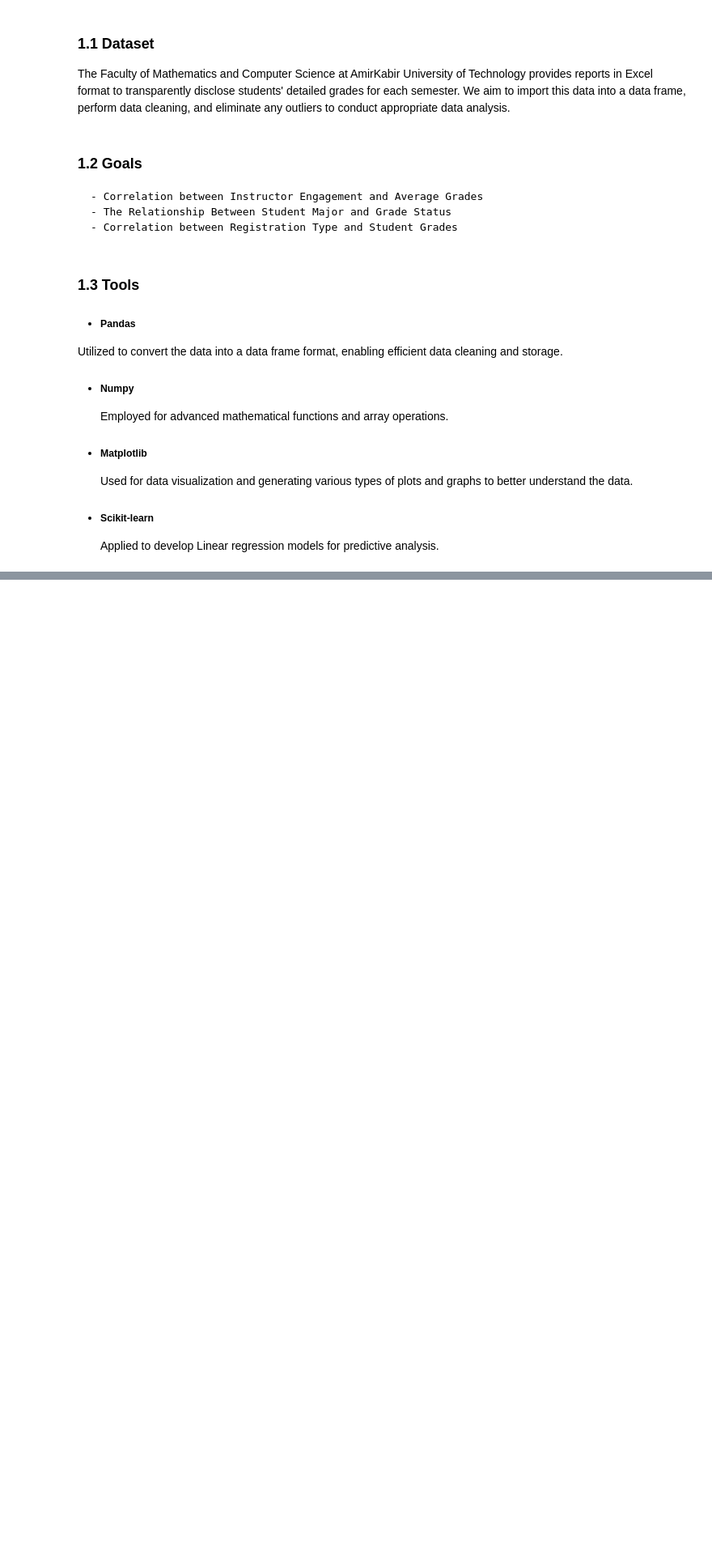
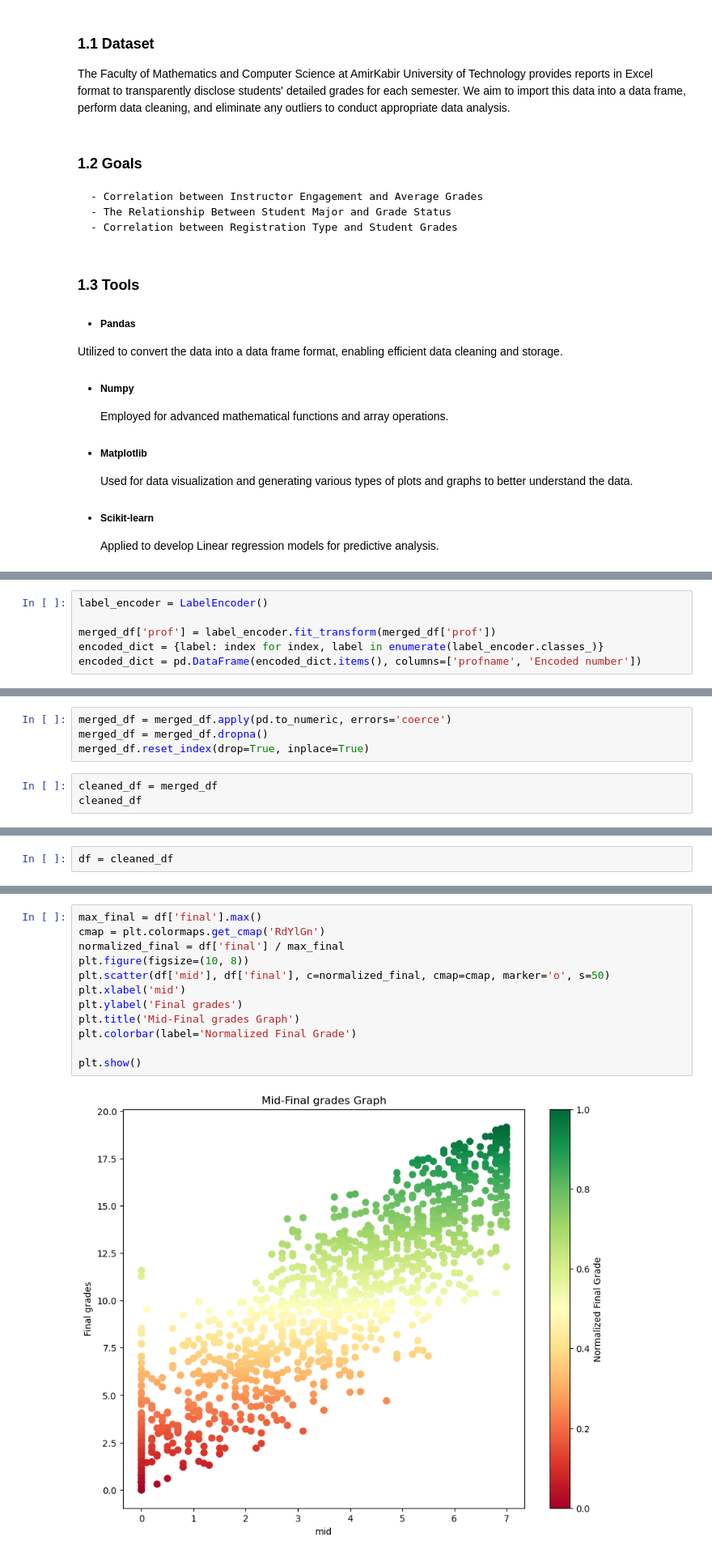
Before and after one commit to kooroshkz/math_grades_analysis, a Jupyter notebook: project_notebook.ipynb, the cells around one changed output, grey strips where cells are left out. Shown at 81% size. Drawn from its saved outputs; the diff is of its cells as text; blank space fills up the shorter version.

```diff
--- a/project_notebook.ipynb
+++ b/project_notebook.ipynb
@@ -57,0 +140,6 @@ Importing data from excel file.
+# %%
+label_encoder = LabelEncoder()
+
+merged_df['prof'] = label_encoder.fit_transform(merged_df['prof'])
+encoded_dict = {label: index for index, label in enumerate(label_encoder.classes_)}
+encoded_dict = pd.DataFrame(encoded_dict.items(), columns=['profname', 'Encoded number'])
@@ -57,0 +154,7 @@ Importing data from excel file.
+# %%
+merged_df = merged_df.apply(pd.to_numeric, errors='coerce')
+merged_df = merged_df.dropna()
+merged_df.reset_index(drop=True, inplace=True)
+# %%
+cleaned_df = merged_df
+cleaned_df
@@ -57,0 +188,2 @@ Importing data from excel file.
+# %%
+df = cleaned_df
@@ -57,0 +204,14 @@ Importing data from excel file.
+# %%
+max_final = df['final'].max()
+cmap = plt.colormaps.get_cmap('RdYlGn')
+normalized_final = df['final'] / max_final
+plt.figure(figsize=(10, 8))
+plt.scatter(df['mid'], df['final'], c=normalized_final, cmap=cmap, marker='o', s=50)
+plt.xlabel('mid')
+plt.ylabel('Final grades')
+plt.title('Mid-Final grades Graph')
+plt.colorbar(label='Normalized Final Grade')
+
+plt.show()
+# %% [output]
+[figure, added]
```
Also changed, not shown: parts of 46 cells of this notebook, 4 other files.
